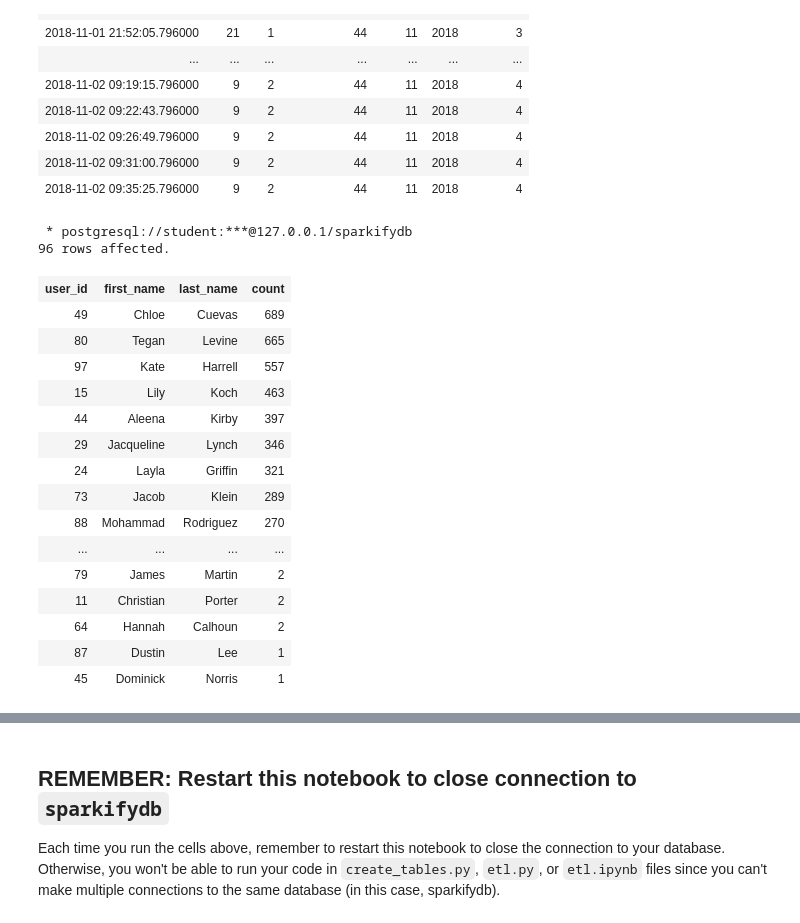
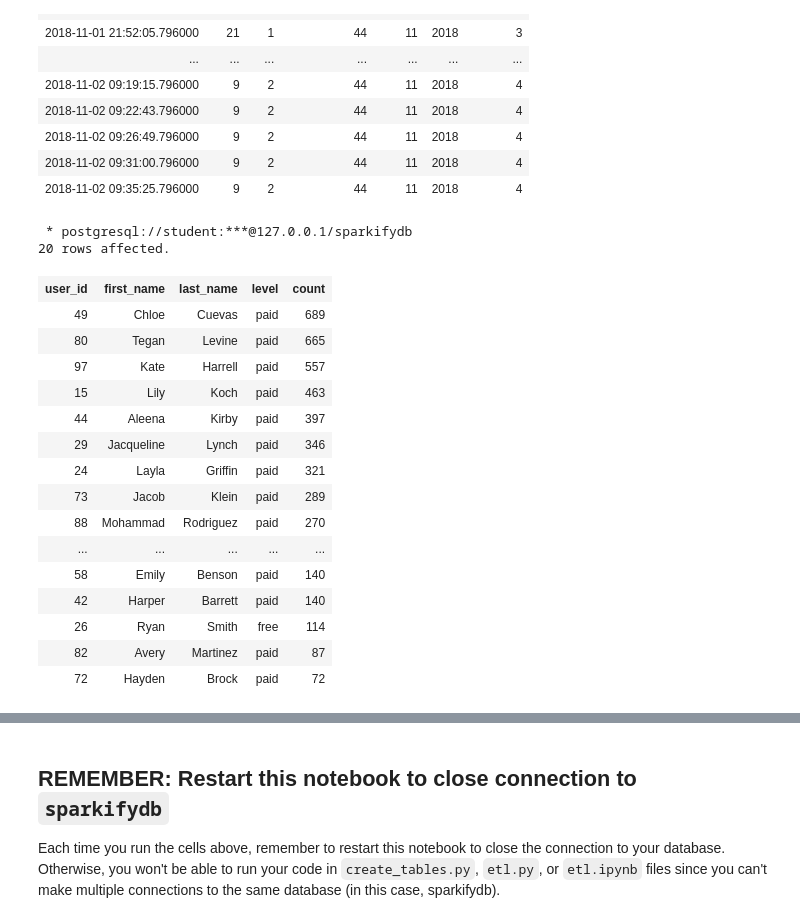
Before and after one commit to aitabuzaid/data-engineering, a Jupyter notebook: Project 1 Postgres/test.ipynb, the cells around one changed output, grey strips where cells are left out. Drawn from its saved outputs; the diff is of its cells as text; code cells hidden in the pictures.

```diff
--- a/Project 1 Postgres/test.ipynb
+++ b/Project 1 Postgres/test.ipynb
@@ -112,26 +112,27 @@
 | 2018-11-02 09:31:00.796000 | 9 | 2 | 44 | 11 | 2018 | 4 |
 | 2018-11-02 09:35:25.796000 | 9 | 2 | 44 | 11 | 2018 | 4 |
 # %%
-%sql SELECT songplays.user_id, users.first_name, users.last_name, COUNT(songplays.user_id)  \
+%sql SELECT songplays.user_id, users.first_name, users.last_name, users.level, COUNT(songplays.user_id)  \
 FROM songplays JOIN users ON songplays.user_id = users.user_id \
-GROUP BY songplays.user_id, users.first_name, users.last_name \
-ORDER BY count DESC
+GROUP BY songplays.user_id, users.first_name, users.last_name, users.level \
+ORDER BY count DESC \
+LIMIT 20
 # %% [output]
  * postgresql://student:***@127.0.0.1/sparkifydb
-96 rows affected.
+20 rows affected.
-| user_id | first_name | last_name | count |
-| 49 | Chloe | Cuevas | 689 |
-| 80 | Tegan | Levine | 665 |
-| 97 | Kate | Harrell | 557 |
-| 15 | Lily | Koch | 463 |
-| 44 | Aleena | Kirby | 397 |
-| 29 | Jacqueline | Lynch | 346 |
-| 24 | Layla | Griffin | 321 |
-| 73 | Jacob | Klein | 289 |
-| 88 | Mohammad | Rodriguez | 270 |
-| ... | ... | ... | ... |
-| 79 | James | Martin | 2 |
-| 11 | Christian | Porter | 2 |
-| 64 | Hannah | Calhoun | 2 |
-| 87 | Dustin | Lee | 1 |
-| 45 | Dominick | Norris | 1 |
+| user_id | first_name | last_name | level | count |
+| 49 | Chloe | Cuevas | paid | 689 |
+| 80 | Tegan | Levine | paid | 665 |
+| 97 | Kate | Harrell | paid | 557 |
+| 15 | Lily | Koch | paid | 463 |
+| 44 | Aleena | Kirby | paid | 397 |
+| 29 | Jacqueline | Lynch | paid | 346 |
+| 24 | Layla | Griffin | paid | 321 |
+| 73 | Jacob | Klein | paid | 289 |
+| 88 | Mohammad | Rodriguez | paid | 270 |
+| ... | ... | ... | ... | ... |
+| 58 | Emily | Benson | paid | 140 |
+| 42 | Harper | Barrett | paid | 140 |
+| 26 | Ryan | Smith | free | 114 |
+| 82 | Avery | Martinez | paid | 87 |
+| 72 | Hayden | Brock | paid | 72 |
```
Also changed, not shown: parts of 2 cells of this notebook, 1 other file.
